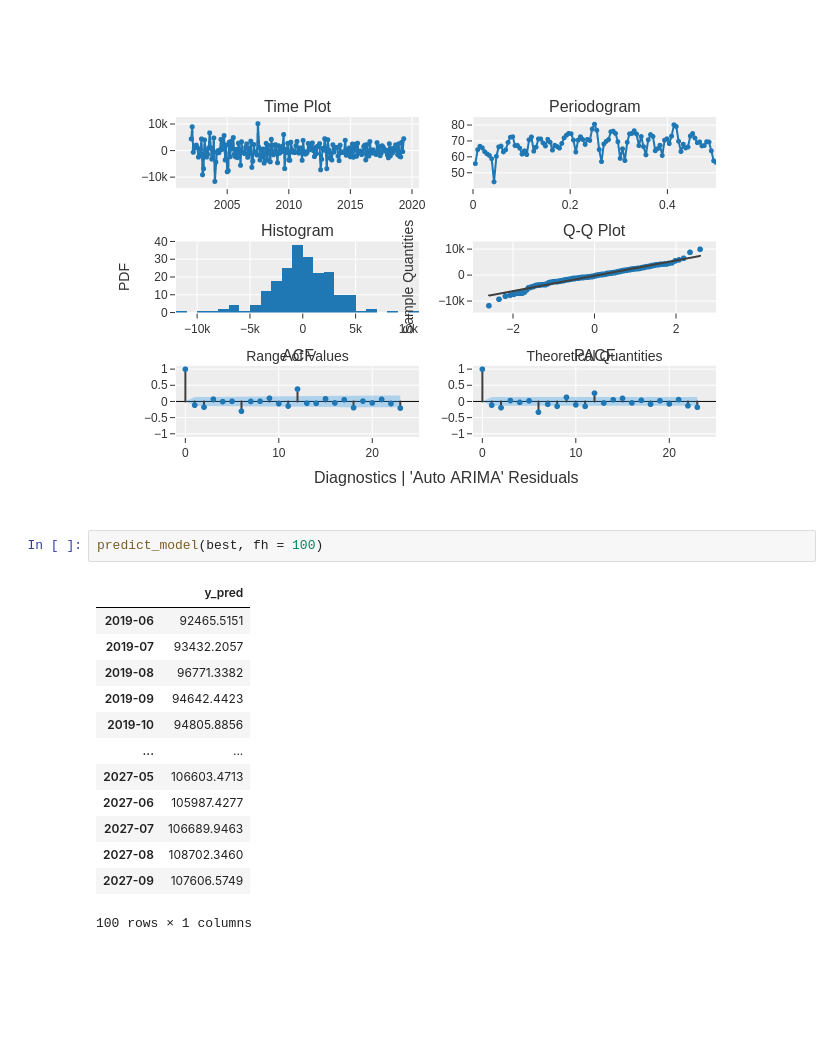
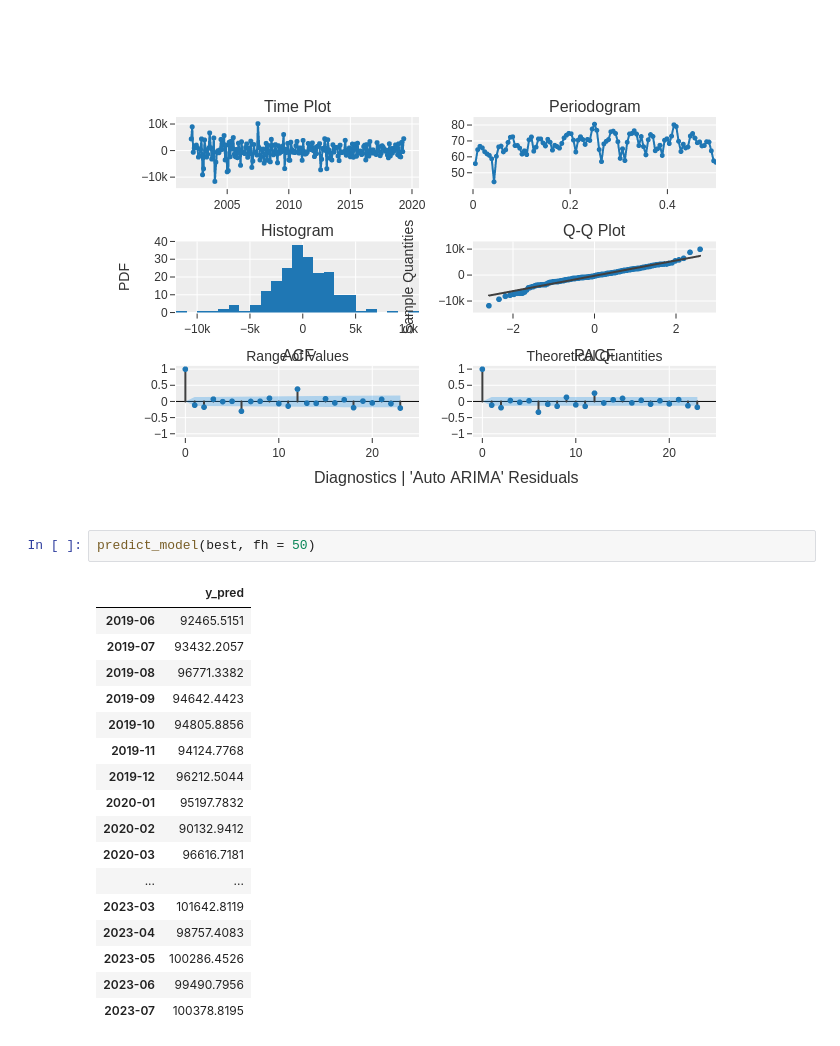
Before and after one commit to 020/020.github.io, a Jupyter notebook: pycaret_ts_alpha.ipynb, the cells around one changed output. Drawn from its saved outputs; the diff is of its cells as text; blank space fills up the shorter version.

```diff
--- a/pycaret_ts_alpha.ipynb
+++ b/pycaret_ts_alpha.ipynb
@@ -286,18 +286,22 @@ plot_model(best, plot = 'diagnostics')
 # %% [output]
 [figure]
 # %%
-predict_model(best, fh = 100)
+predict_model(best, fh = 50)
 # %% [output]
 |  | y_pred |
 | 2019-06 | 92465.5151 |
 | 2019-07 | 93432.2057 |
 | 2019-08 | 96771.3382 |
 | 2019-09 | 94642.4423 |
 | 2019-10 | 94805.8856 |
+| 2019-11 | 94124.7768 |
+| 2019-12 | 96212.5044 |
+| 2020-01 | 95197.7832 |
+| 2020-02 | 90132.9412 |
+| 2020-03 | 96616.7181 |
 | ... | ... |
-| 2027-05 | 106603.4713 |
-| 2027-06 | 105987.4277 |
-| 2027-07 | 106689.9463 |
-| 2027-08 | 108702.3460 |
-| 2027-09 | 107606.5749 |
+| 2023-03 | 101642.8119 |
+| 2023-04 | 98757.4083 |
+| 2023-05 | 100286.4526 |
+| 2023-06 | 99490.7956 |
+| 2023-07 | 100378.8195 |
-100 rows × 1 columns
```
Also changed, not shown: parts of 1 cell of this notebook.
